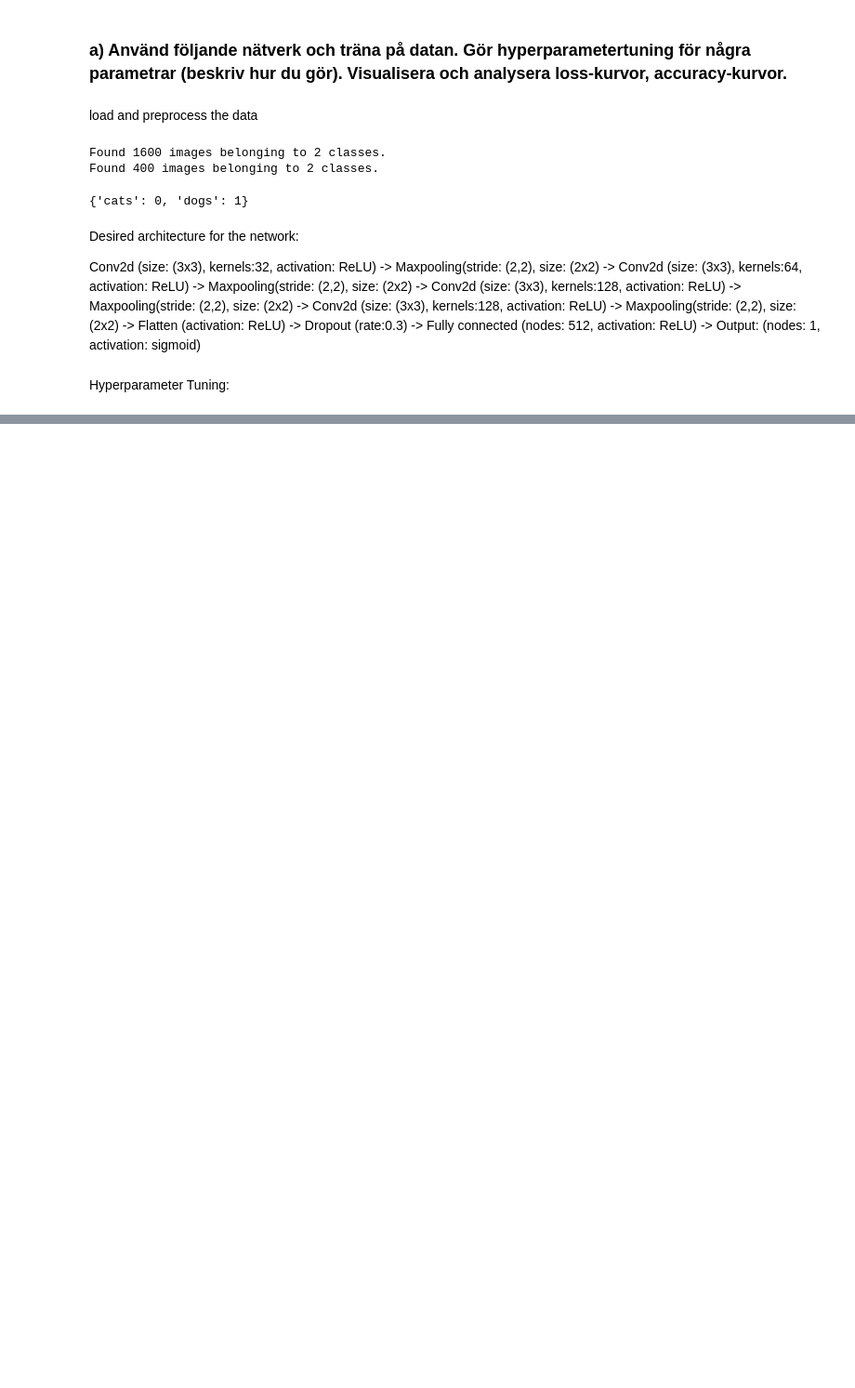
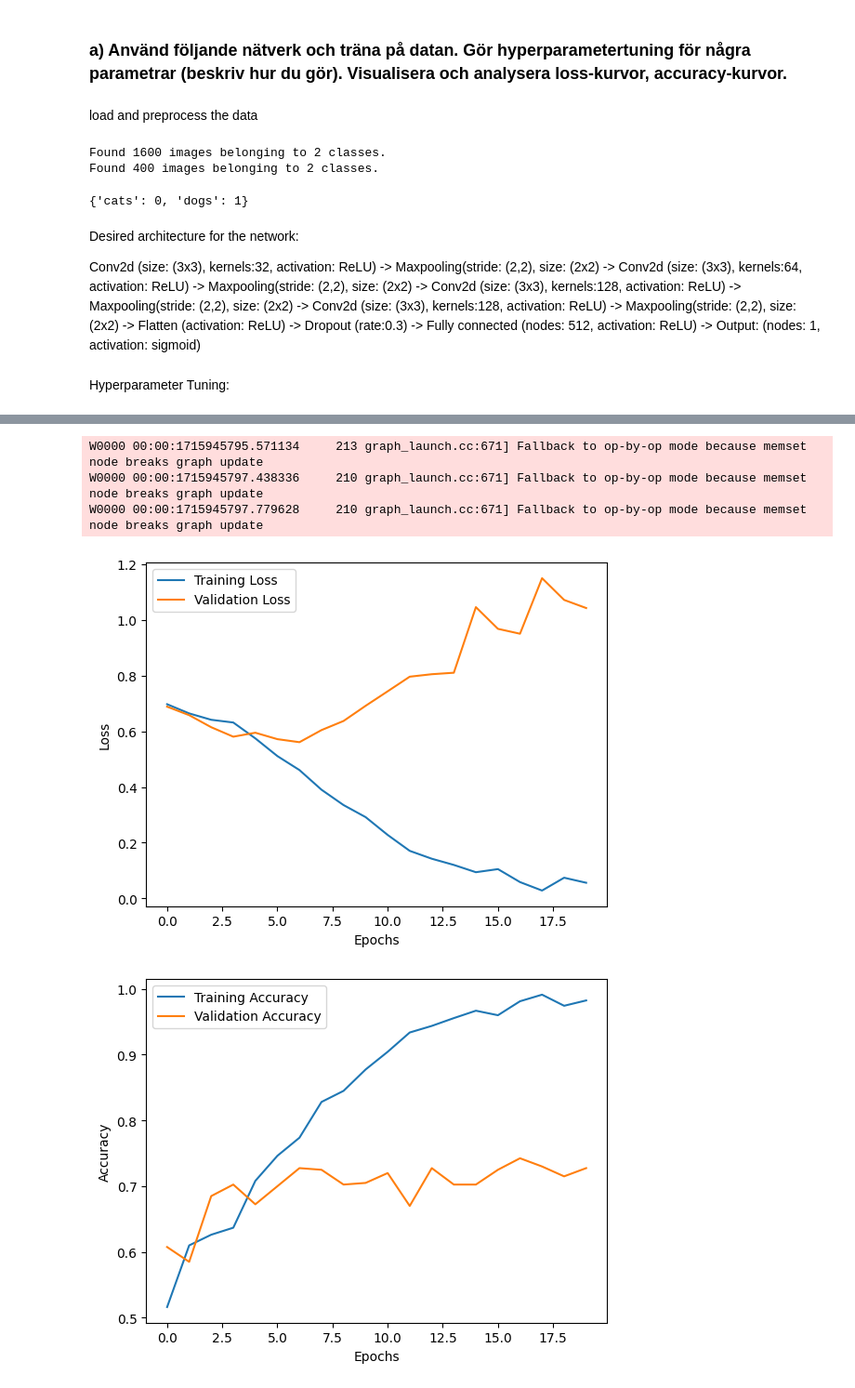
Before and after one commit to ArthurLopez1/AI-Arthur-Lopez-OPA23, a Jupyter notebook: dogs-vs-cats-kaggle.ipynb, the cells around one changed output, grey strips where cells are left out. Shown: that part at 93% size. Cells and saved outputs as stored; diff of their text form; code cells hidden in the pictures; blank space fills up the shorter version.

Commit message:
Grid Search

```diff
--- a/dogs-vs-cats-kaggle.ipynb
+++ b/dogs-vs-cats-kaggle.ipynb
@@ -180,20 +174,24 @@ def create_model(learning_rate, dropout_rate):
 # %% [markdown]
 Hyperparameter Tuning:
 # %%
-# Define the hyperparameter grid
-param_grid = {}
+param_grid = {
+    'model__learning_rate': [0.001, 0.01, 0.1],
+    'model__dropout_rate': [0.3, 0.5, 0.7]
+}
 
-# Create a wrapper for the Keras model
-wrapped_model = KerasClassifier(build_fn=create_model, learning_rate=0.01)
+# Create a wrapper for the Keras model with partial function
+wrapped_model = KerasClassifier(model=partial(create_model), epochs=5, batch_size=batch_size, verbose=0)
 
 # Perform Grid Search (adjust cv value for more folds)
 grid_search = GridSearchCV(estimator=wrapped_model, param_grid=param_grid, cv=3)
-grid_search.fit(train_generator, epochs=5)
+
+# Fit the Grid Search
+grid_search.fit(X_train, y_train)
 
 # Get the best model and its parameters
 best_model = grid_search.best_estimator_
 best_params = grid_search.best_params_
 
 # Print details of the best model
-print(f"Best Learning Rate: {best_params['learning_rate']}")
-print(f"Best Dropout Rate: {best_params['dropout_rate']}")
+print(f"Best Learning Rate: {best_params['model__learning_rate']}")
+print(f"Best Dropout Rate: {best_params['model__dropout_rate']}")
@@ -199,0 +218,27 @@ print(f"Best Dropout Rate: {best_params['dropout_rate']}")
+# %%
+# Train the best model on the full training data and validate on validation data
+best_model.set_params(epochs=20)
+best_model.fit(X_train, y_train, validation_data=(X_val, y_val))
+
+# Visualize and analyze loss curves, and accuracy curves
+history = best_model.model_.history
+
+plt.plot(history.history['loss'], label='Training Loss')
+plt.plot(history.history['val_loss'], label='Validation Loss')
+plt.xlabel('Epochs')
+plt.ylabel('Loss')
+plt.legend()
+plt.show()
+
+plt.plot(history.history['accuracy'], label='Training Accuracy')
+plt.plot(history.history['val_accuracy'], label='Validation Accuracy')
+plt.xlabel('Epochs')
+plt.ylabel('Accuracy')
+plt.legend()
+plt.show()
+# %% [output]
+W0000 00:00:1715945795.571134     213 graph_launch.cc:671] Fallback to op-by-op mode because memset node breaks graph update
+W0000 00:00:1715945797.438336     210 graph_launch.cc:671] Fallback to op-by-op mode because memset node breaks graph update
+W0000 00:00:1715945797.779628     210 graph_launch.cc:671] Fallback to op-by-op mode because memset node breaks graph update
+[figure, added]
+[figure, added]
```
Also changed, not shown: parts of 5 cells of this notebook.
